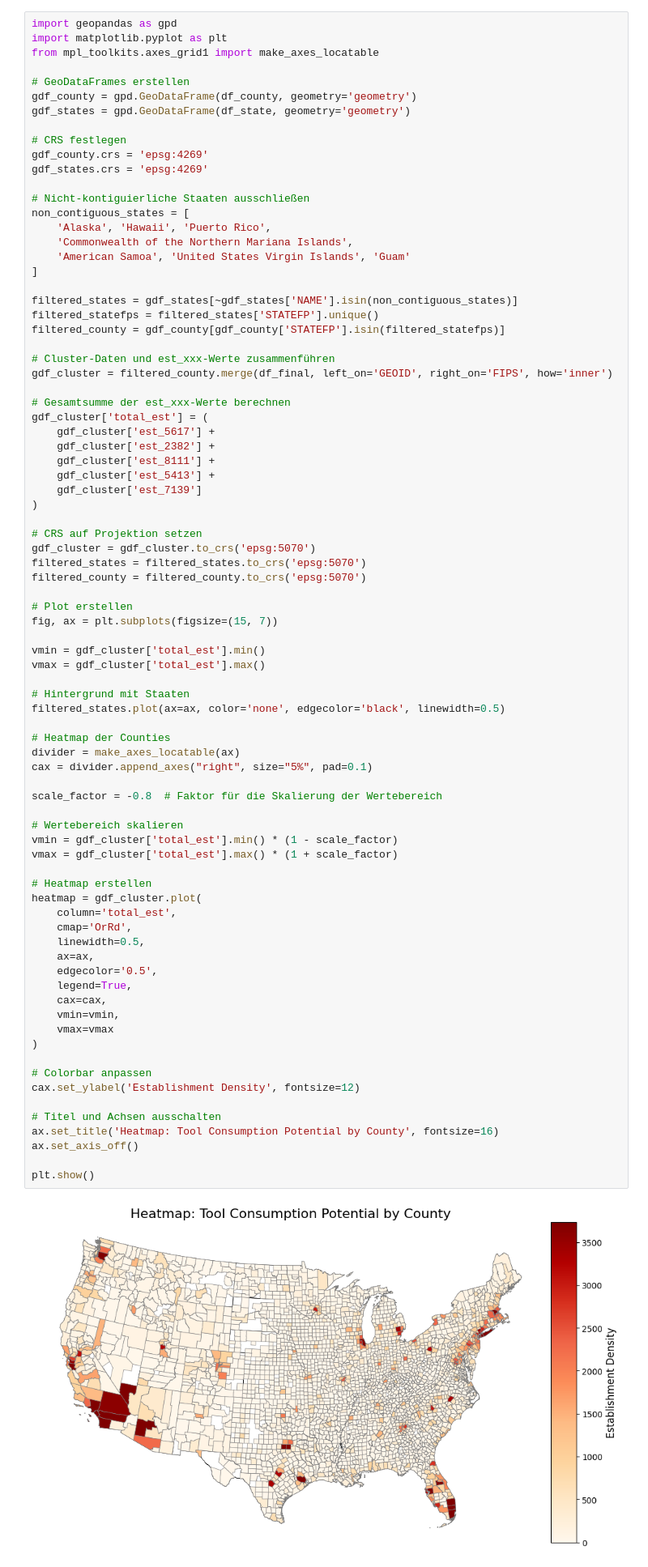
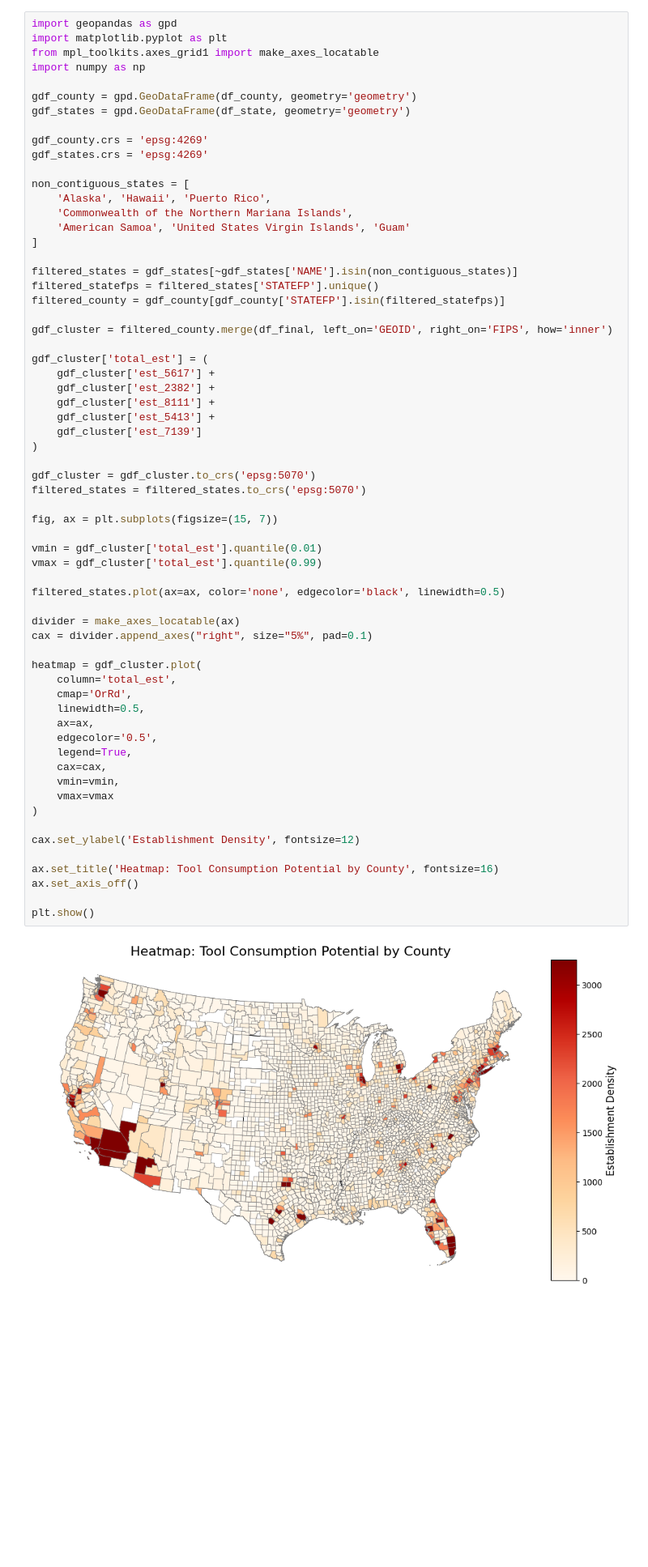
Before and after one commit to florivz/DDM-Project-WS24-25, a Jupyter notebook: analysis_new.ipynb, the cells around one changed output. Shown at 81% size. Cells and saved outputs as stored; diff of their text form; blank space fills up the shorter version.

```diff
--- a/analysis_new.ipynb
+++ b/analysis_new.ipynb
@@ -498,16 +499,14 @@ len(df_result)
 import geopandas as gpd
 import matplotlib.pyplot as plt
 from mpl_toolkits.axes_grid1 import make_axes_locatable
+import numpy as np
 
-# GeoDataFrames erstellen
 gdf_county = gpd.GeoDataFrame(df_county, geometry='geometry')
 gdf_states = gpd.GeoDataFrame(df_state, geometry='geometry')
 
-# CRS festlegen
 gdf_county.crs = 'epsg:4269'
 gdf_states.crs = 'epsg:4269'
 
-# Nicht-kontiguierliche Staaten ausschließen
 non_contiguous_states = [
     'Alaska', 'Hawaii', 'Puerto Rico',
     'Commonwealth of the Northern Mariana Islands',
@@ -518,10 +517,8 @@ filtered_states = gdf_states[~gdf_states['NAME'].isin(non_contiguous_states)]
 filtered_statefps = filtered_states['STATEFP'].unique()
 filtered_county = gdf_county[gdf_county['STATEFP'].isin(filtered_statefps)]
 
-# Cluster-Daten und est_xxx-Werte zusammenführen
 gdf_cluster = filtered_county.merge(df_final, left_on='GEOID', right_on='FIPS', how='inner')
 
-# Gesamtsumme der est_xxx-Werte berechnen
 gdf_cluster['total_est'] = (
     gdf_cluster['est_5617'] +
     gdf_cluster['est_2382'] +
@@ -530,53 +527,39 @@ gdf_cluster['total_est'] = (
     gdf_cluster['est_7139']
 )
 
-# CRS auf Projektion setzen
 gdf_cluster = gdf_cluster.to_crs('epsg:5070')
 filtered_states = filtered_states.to_crs('epsg:5070')
-filtered_county = filtered_county.to_crs('epsg:5070')
 
-# Plot erstellen
 fig, ax = plt.subplots(figsize=(15, 7))
 
-vmin = gdf_cluster['total_est'].min()
-vmax = gdf_cluster['total_est'].max()
+vmin = gdf_cluster['total_est'].quantile(0.01)
+vmax = gdf_cluster['total_est'].quantile(0.99)
 
-# Hintergrund mit Staaten
 filtered_states.plot(ax=ax, color='none', edgecolor='black', linewidth=0.5)
 
-# Heatmap der Counties
 divider = make_axes_locatable(ax)
 cax = divider.append_axes("right", size="5%", pad=0.1)
 
-scale_factor = -0.8  # Faktor für die Skalierung der Wertebereich
-
-# Wertebereich skalieren
-vmin = gdf_cluster['total_est'].min() * (1 - scale_factor)
-vmax = gdf_cluster['total_est'].max() * (1 + scale_factor)
-
-# Heatmap erstellen
 heatmap = gdf_cluster.plot(
     column='total_est',
     cmap='OrRd',
     linewidth=0.5,
     ax=ax,
     edgecolor='0.5',
     legend=True,
     cax=cax,
     vmin=vmin,
     vmax=vmax
 )
 
-# Colorbar anpassen
 cax.set_ylabel('Establishment Density', fontsize=12)
 
-# Titel und Achsen ausschalten
 ax.set_title('Heatmap: Tool Consumption Potential by County', fontsize=16)
 ax.set_axis_off()
 
 plt.show()
 # %% [output]
-[figure, old version]
+[figure, new version]
 # %%
 import geopandas as gpd
 import matplotlib.pyplot as plt
```
Also changed, not shown: parts of 22 cells of this notebook.
